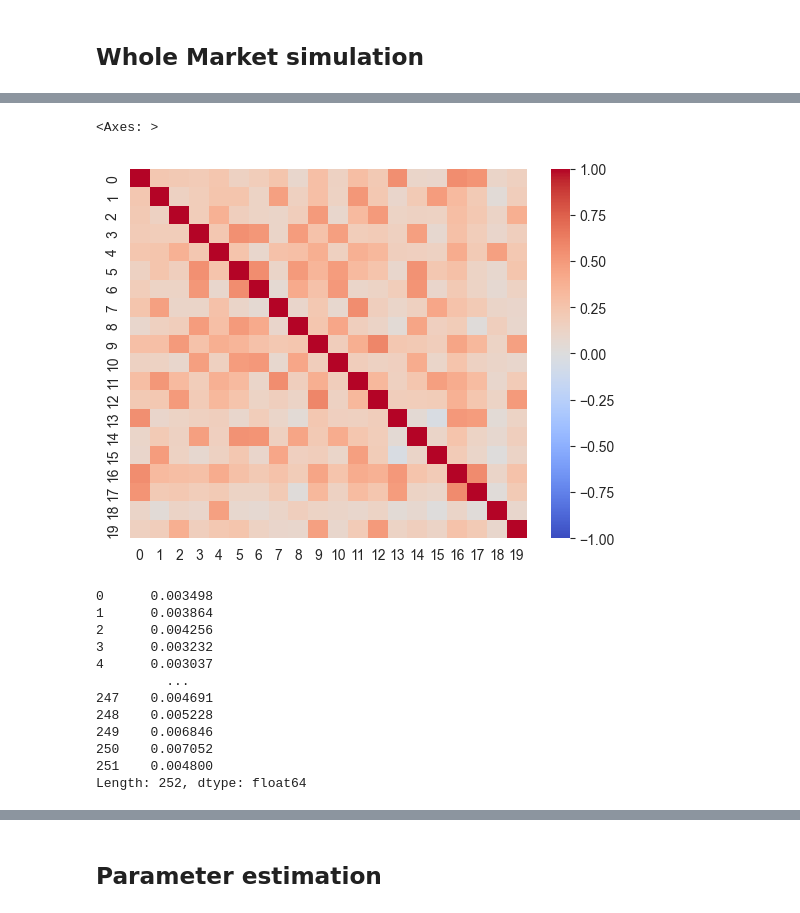
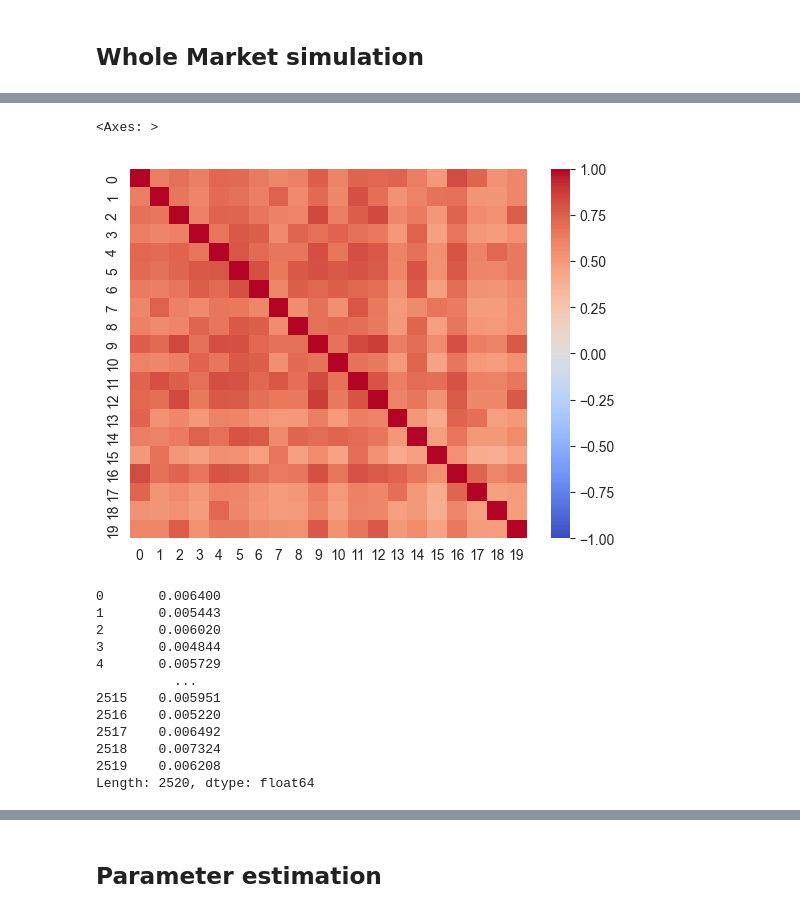
Before and after one commit to V4laky/PortfolioMPC, a Jupyter notebook: notebooks/MarketSim_tests.ipynb, the cells around one changed output, grey strips where cells are left out. Saved outputs shown, nothing was run; the diff lists cells and outputs as text; code cells hidden in the pictures.

```diff
--- a/notebooks/MarketSim_tests.ipynb
+++ b/notebooks/MarketSim_tests.ipynb
@@ -127,8 +139,10 @@ market = load(project_root / "results/market_simulation.joblib")
 # %%
 sims = []
 ms = []
+vols = []
 
 for i in range(100):
-    sim, m, vol = market.simulate(252, initial_value=-0.2, initial_vol=0.5, burn=0)
+    sim, m, vol = market.simulate(2520, burn=500)
     sims.append(sim)
     ms.append(m)
+    vols.append(vol)
@@ -173,24 +262,24 @@ market.summary()
 # %%
-sim0 = pd.DataFrame(sims[5])
+sim0 = pd.DataFrame(sims[85])
 sns.heatmap(sim0.corr(), vmin=-1, vmax=1, cmap='coolwarm')
 # %% [output]
 <Axes: >
-[figure, old version]
+[figure, new version]
 # %%
 ms.std()
 # %% [output]
-0      0.003498
-1      0.003864
-2      0.004256
-3      0.003232
-4      0.003037
-         ...
-247    0.004691
-248    0.005228
-249    0.006846
-250    0.007052
-251    0.004800
-Length: 252, dtype: float64
+0       0.006400
+1       0.005443
+2       0.006020
+3       0.004844
+4       0.005729
+          ...
+2515    0.005951
+2516    0.005220
+2517    0.006492
+2518    0.007324
+2519    0.006208
+Length: 2520, dtype: float64
 # %%
 for i in range(20):
     asset_returns = pd.DataFrame(sims[:, :, i])
```
Also changed, not shown: parts of 31 cells of this notebook, 2 other files.
